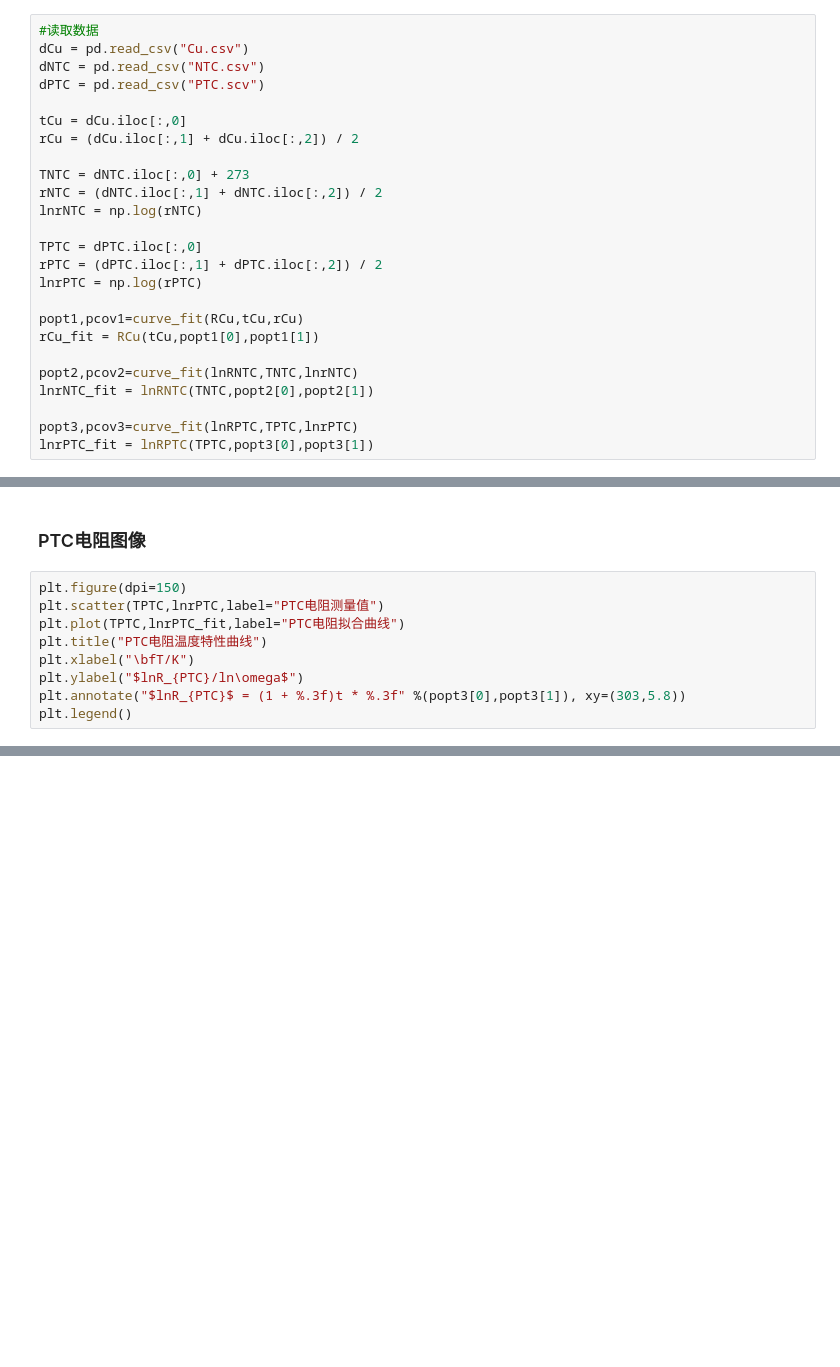
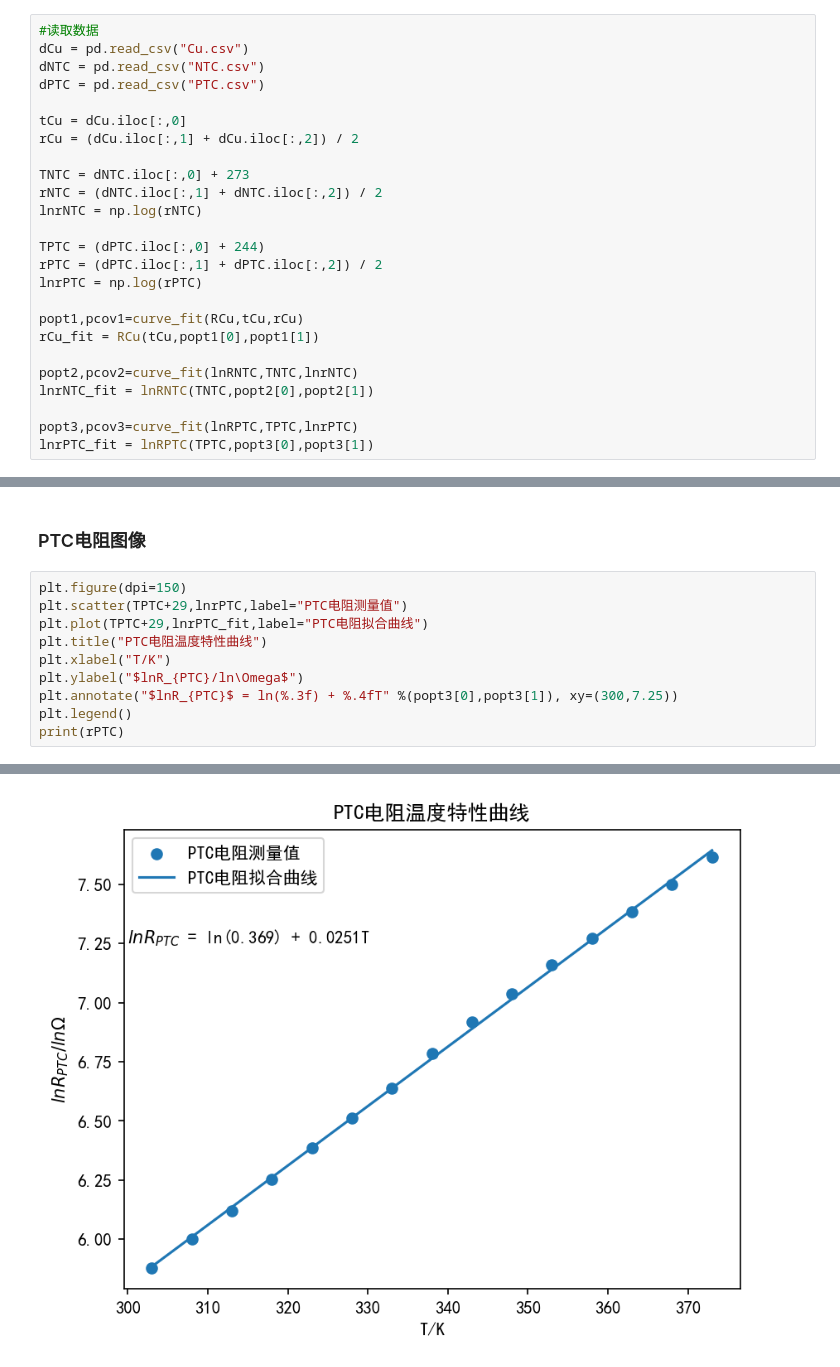
Before and after one commit to GeorgeDong32/My-Physics-Experiments, a Jupyter notebook: 实验2/Experiment2.ipynb, the cells around one changed output, grey strips where cells are left out. Cells and saved outputs as stored; diff of their text form; blank space fills up the shorter version.

```diff
--- a/实验2/Experiment2.ipynb
+++ b/实验2/Experiment2.ipynb
@@ -27,7 +27,7 @@ def lnRPTC(T,A,B):
 #读取数据
 dCu = pd.read_csv("Cu.csv")
 dNTC = pd.read_csv("NTC.csv")
-dPTC = pd.read_csv("PTC.scv")
+dPTC = pd.read_csv("PTC.csv")
 
 tCu = dCu.iloc[:,0]
 rCu = (dCu.iloc[:,1] + dCu.iloc[:,2]) / 2
@@ -36,7 +36,7 @@ TNTC = dNTC.iloc[:,0] + 273
 rNTC = (dNTC.iloc[:,1] + dNTC.iloc[:,2]) / 2
 lnrNTC = np.log(rNTC)
 
-TPTC = dPTC.iloc[:,0]
+TPTC = (dPTC.iloc[:,0] + 244)
 rPTC = (dPTC.iloc[:,1] + dPTC.iloc[:,2]) / 2
 lnrPTC = np.log(rPTC)
 
@@ -74,10 +114,12 @@ plt.legend()
 ### PTC电阻图像
 # %%
 plt.figure(dpi=150)
-plt.scatter(TPTC,lnrPTC,label="PTC电阻测量值")
-plt.plot(TPTC,lnrPTC_fit,label="PTC电阻拟合曲线")
+plt.scatter(TPTC+29,lnrPTC,label="PTC电阻测量值")
+plt.plot(TPTC+29,lnrPTC_fit,label="PTC电阻拟合曲线")
 plt.title("PTC电阻温度特性曲线")
-plt.xlabel("\bfT/K")
-plt.ylabel("$lnR_{PTC}/ln\omega$")
-plt.annotate("$lnR_{PTC}$ = (1 + %.3f)t * %.3f" %(popt3[0],popt3[1]), xy=(303,5.8))
+plt.xlabel("T/K")
+plt.ylabel("$lnR_{PTC}/ln\Omega$")
+plt.annotate("$lnR_{PTC}$ = ln(%.3f) + %.4fT" %(popt3[0],popt3[1]), xy=(300,7.25))
 plt.legend()
+print(rPTC)
+# %% [output]
@@ -83,0 +142 @@ plt.legend()
+[figure, added]
```
Also changed, not shown: parts of 15 cells of this notebook, 6 other files.
